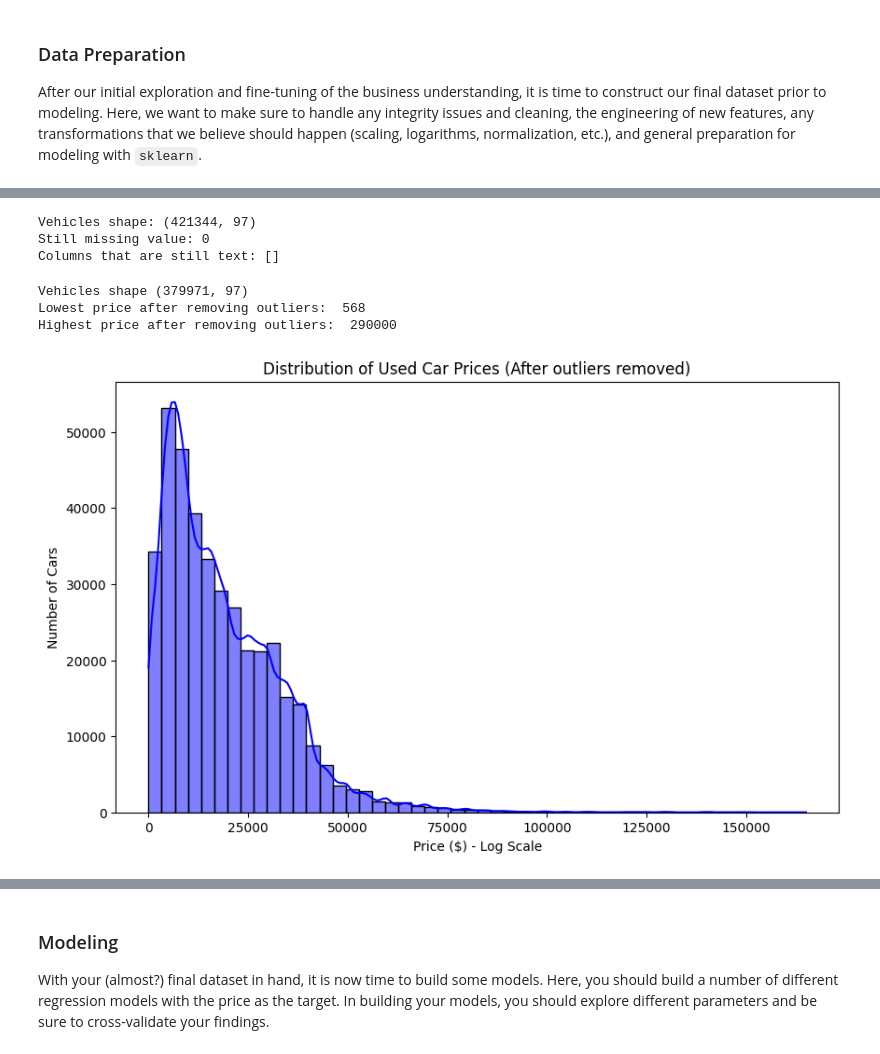
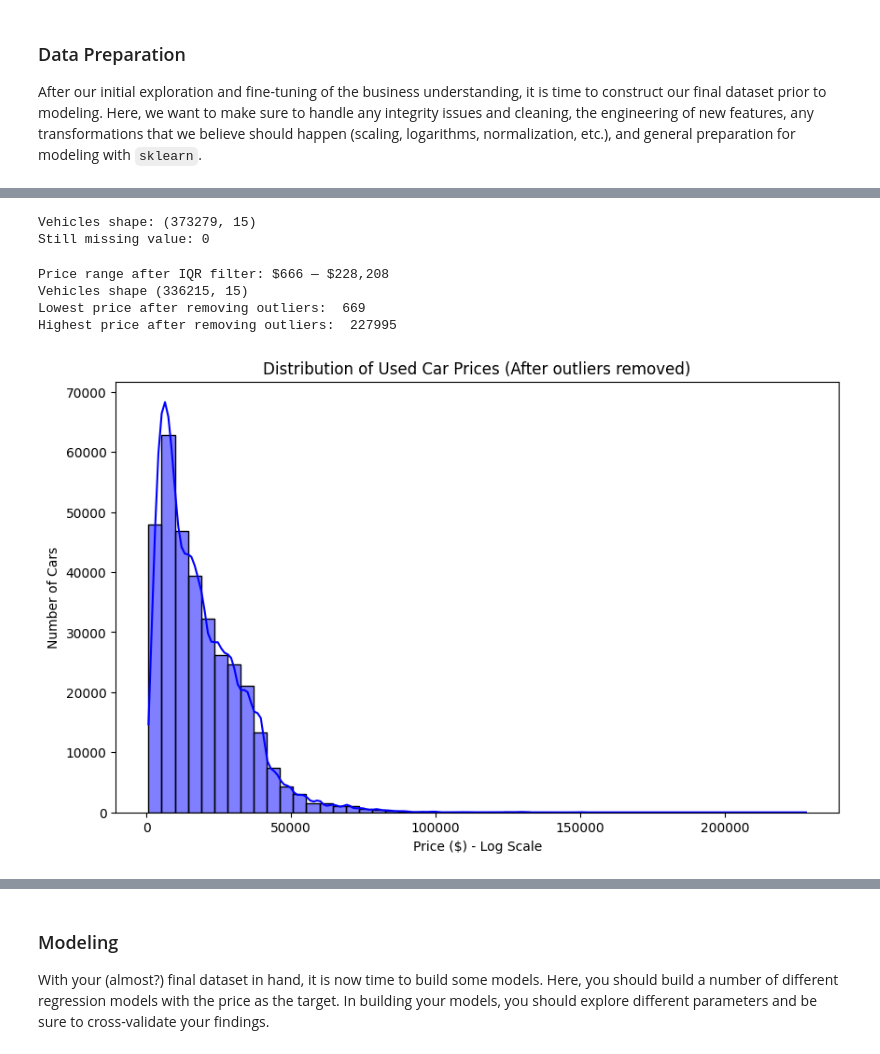
Before and after one commit to weirui828/car-price-analysis, a Jupyter notebook: analyzer.ipynb, the cells around one changed output, grey strips where cells are left out. Saved outputs shown, nothing was run; the diff lists cells and outputs as text; code cells hidden in the pictures.

Commit message:
add model

```diff
--- a/analyzer.ipynb
+++ b/analyzer.ipynb
@@ -250,11 +249,12 @@ for col in cols_to_impute:
 print(vehicles[cols_to_impute].isnull().sum())
 
 
-# Fill other missing values with 'other'
-categorical_cols_to_fill = ['manufacturer', 'model', 'condition', 'cylinders', 'fuel', 'title_status', 'transmission', 'drive', 'type', 'paint_color']
-vehicles[categorical_cols_to_fill] = vehicles[categorical_cols_to_fill].fillna('other')
-# Verify that there are no more missing values!
-# print(vehicles.isnull().sum()
+# Drop rows where key predictors are missing
+vehicles = vehicles.dropna(subset=['manufacturer', 'fuel', 'title_status', 'transmission', 'drive'])
+
+# Fill minor categoricals with 'other'
+vehicles[['condition', 'cylinders', 'model', 'type', 'paint_color']] = vehicles[['condition', 'cylinders', 'model', 'type', 'paint_color']].fillna('other')
+
 vehicles.info()
 # %% [output]
 condition
@@ -361,46 +361,40 @@ print("Vehicles shape:", vehicles.shape)
 vehicles.head()
 # no missing values
 print("Still missing value:", sum(vehicles.isnull().sum()))
-# all data is numeric
-text_columns = vehicles.select_dtypes(include=['object']).columns
-print("Columns that are still text:", list(text_columns))
 # %% [output]
-Vehicles shape: (421344, 97)
+Vehicles shape: (373279, 15)
 Still missing value: 0
-Columns that are still text: []
 # %%
-# The standard Z-score method failed initially because extreme outliers artificially inflated the standard deviation.
-# To fix this, we use a robust two-step approach:
-# 1. Trim the top 0.001% and bottom 8%. These numbers are chosen by empirical testing.
-# 2. Apply the Z-score on log-scaled prices to remove the remaining outliers.
-lower_bound = vehicles['price'].quantile(0.08)
-upper_bound = vehicles['price'].quantile(0.9999)
+# Apply IQR on log-transformed prices to handle the right-skewed distribution
+log_prices = np.log1p(vehicles['price'])
+
+Q1 = log_prices.quantile(0.25)
+Q3 = log_prices.quantile(0.75)
+IQR = Q3 - Q1
+
+lower_bound = np.expm1(Q1 - 1.5 * IQR)
+upper_bound = np.expm1(Q3 + 1.5 * IQR)
+
+print(f"Price range after IQR filter: ${lower_bound:,.0f} — ${upper_bound:,.0f}")
+
 vehicles = vehicles[(vehicles['price'] >= lower_bound) & (vehicles['price'] <= upper_bound)]
-
-
-# Use Z-score to remove outliers
-# Take the log of the price to make it closer to a normal bell curve
-log_prices = np.log1p(vehicles['price'])
-# Calculate the Z-score for every car
-z_scores = np.abs(stats.zscore(log_prices))
-# Keep only cars that are within 3 standard deviations of the average
-vehicles = vehicles[z_scores < 3]
 
 # check the shape
 print("Vehicles shape", vehicles.shape)
 
 # check the price distribution again
 print("Lowest price after removing outliers: ", min(vehicles['price']))
 print("Highest price after removing outliers: ", max(vehicles['price']))
 
 plt.figure(figsize=(10, 6))
-sns.histplot(data=cars, x='price', bins=50, kde=True, color='blue', log_scale=False)
+sns.histplot(data=vehicles, x='price', bins=50, kde=True, color='blue', log_scale=False)
 plt.title('Distribution of Used Car Prices (After outliers removed)')
 plt.xlabel('Price ($) - Log Scale')
 plt.ylabel('Number of Cars')
 plt.show()
 # %% [output]
-Vehicles shape (379971, 97)
-Lowest price after removing outliers:  568
-Highest price after removing outliers:  290000
+Price range after IQR filter: $666 — $228,208
+Vehicles shape (336215, 15)
+Lowest price after removing outliers:  669
+Highest price after removing outliers:  227995
-[figure, old version]
+[figure, new version]
```
Also changed, not shown: parts of 11 cells of this notebook, 1 other file.
